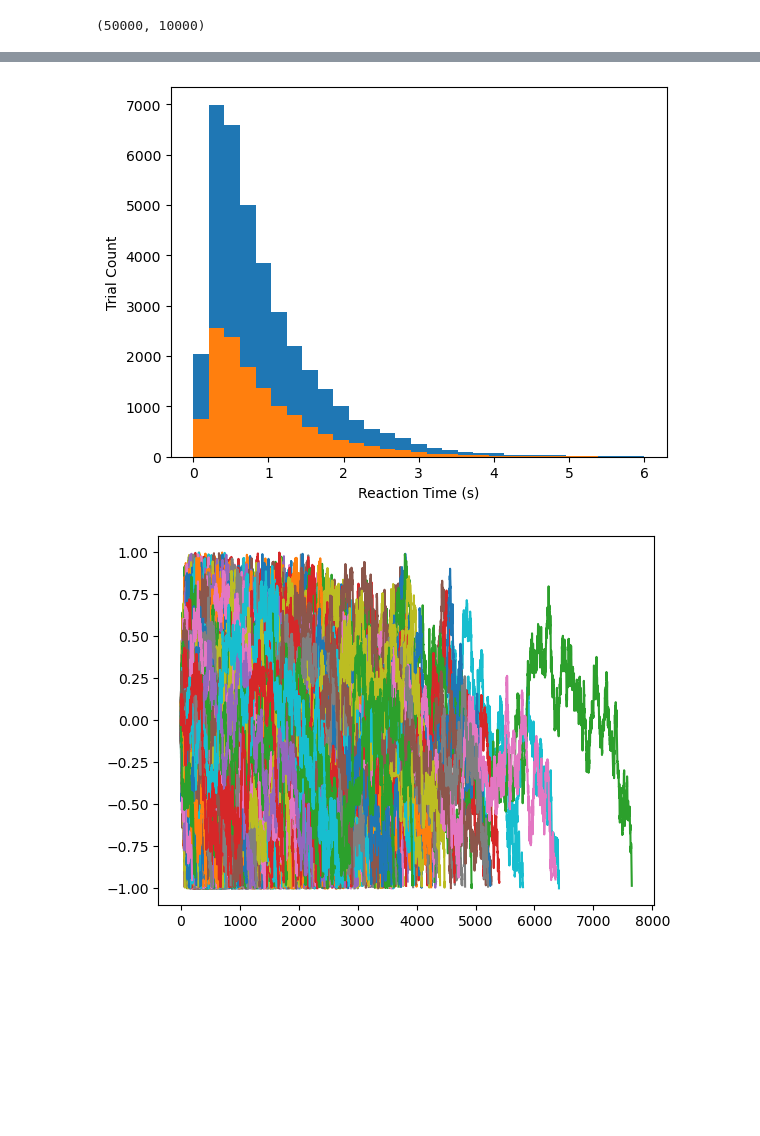
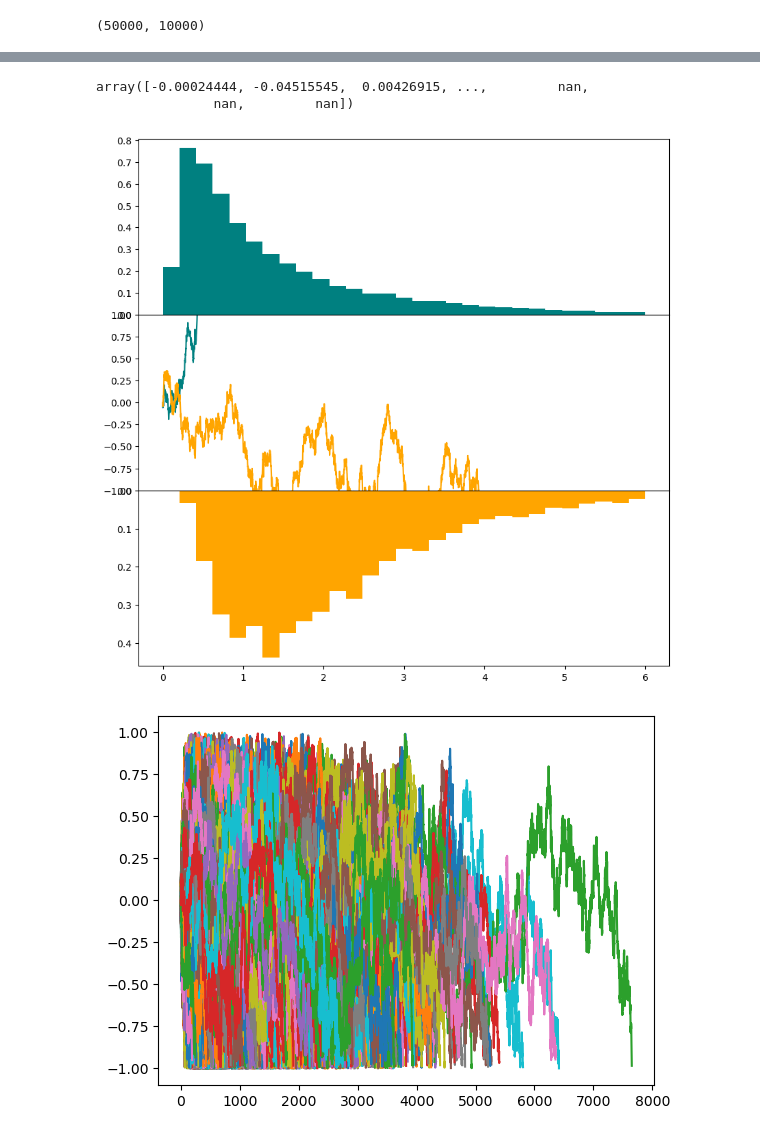
Before and after one commit to I-Pica/indp22-ddm-simulation-project, a Jupyter notebook: code/marco-sim-ddm.ipynb, the cells around one changed output, grey strips where cells are left out. Saved outputs shown, nothing was run; the diff lists cells and outputs as text; code cells hidden in the pictures; blank space fills up the shorter version.

```diff
--- a/code/basic-sim-ddm.ipynb
+++ b/code/marco-sim-ddm.ipynb
@@ -77,13 +77,31 @@ plt.ylabel('Trial Count');
 # %%
 correct = np.where(S[:,0]==1)[0]
 incorrect = np.where(S[:,0]==0)[0]
+
+traj[trialExample[1],:]
+# %% [output]
+array([-0.00024444, -0.04515545,  0.00426915, ...,         nan,
+               nan,         nan])
-# %%
-plt.hist(S[correct,1], bins);
-plt.hist(S[incorrect,1], bins)
-plt.xlabel('Reaction Time (s)');
-plt.ylabel('Trial Count');
-# %% [output]
-[figure, removed]
+# %%
+trialExample = [correct[4], incorrect[5]]
+ranget = [np.sum(~np.isnan(traj[trialExample[0],:])), np.sum(~np.isnan(traj[trialExample[1],:]))]
+
+fig, axes = plt.subplots(nrows=3, ncols=1, sharex=True, figsize=(10,10))
+
+#axes[0].subplots_adjust(hspace=0)
+axes[0].hist(S[correct,1], bins,density=True, color='teal');
+
+axes[1].plot(t[0:ranget[0]], traj[trialExample[0],0:ranget[0]].T,color='teal');
+axes[1].plot(t[0:ranget[1]], traj[trialExample[1],0:ranget[1]].T,color='orange');
+axes[1].set_ylim([-1, 1])
+axes[2].hist(S[incorrect,1], bins, density=True,color='orange');
+axes[2].invert_yaxis()
+plt.subplots_adjust(hspace=0)
+
+#plt.xlabel('Reaction Time (s)');
+#plt.ylabel('Trial Count');
+# %% [output]
+[figure, added]
 # %%
 plt.plot(traj[incorrect,:].T);
 # %% [output]
```
Also changed, not shown: parts of 3 cells of this notebook.
